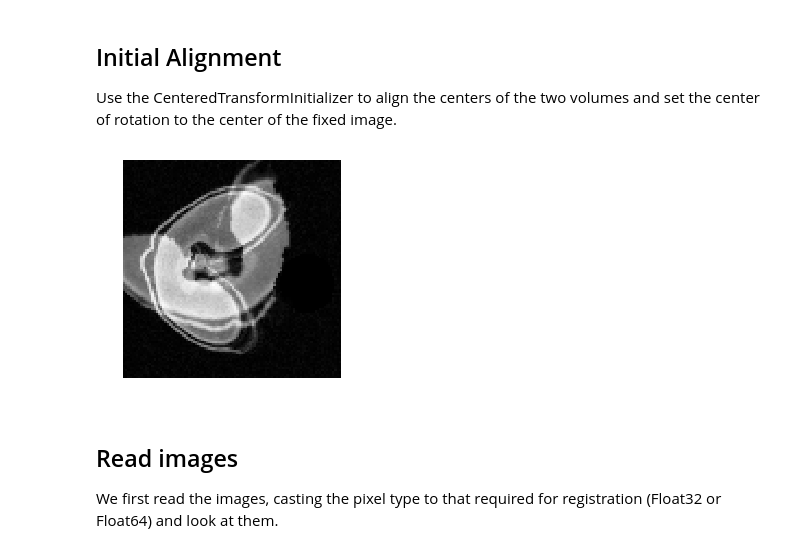
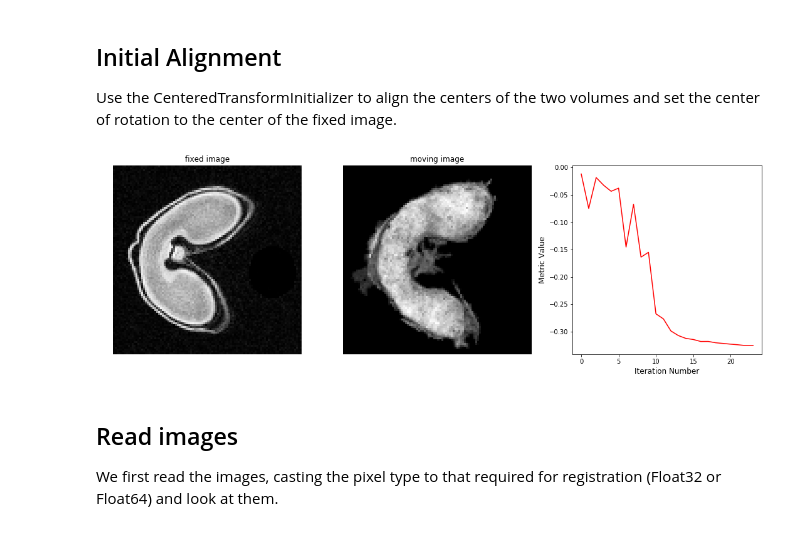
Before and after one commit to fgrelard/SimpleITK-Notebooks, a Jupyter notebook: Python/FusionIRMMALDI.ipynb, the cells around one changed output. Cells and saved outputs as stored; diff of their text form; code cells hidden in the pictures.

Commit message:
Live update with metric graph

```diff
--- a/Python/FusionIRMMALDI.ipynb
+++ b/Python/FusionIRMMALDI.ipynb
@@ -215,34 +247,38 @@ Use the CenteredTransformInitializer to align the centers of the two volumes and
 # %%
 numberOfBins = 15
 registration_method = sitk.ImageRegistrationMethod()
 
 # Métrique
 registration_method.SetMetricAsMattesMutualInformation(numberOfBins)
 
 # Algorithme d'optimisation
-registration_method.SetOptimizerAsOnePlusOneEvolutionary(10000)
-
+#registration_method.SetOptimizerAsOnePlusOneEvolutionary(100, growthFactor=1.0)
+registration_method.SetOptimizerAsRegularStepGradientDescent(learningRate=2.0,
+                                                             minStep=0.02,
+                                                             numberOfIterations=100,
+                                                             relaxationFactor=0.7,
+                                                             gradientMagnitudeTolerance = 1e-4,
+                                                             maximumStepSizeInPhysicalUnits = 0.0)
 # Transformation
 transform = sitk.CenteredTransformInitializer(fixed_image,
                                               moving_image,
                                               sitk.Similarity2DTransform(),
                                               sitk.CenteredTransformInitializerFilter.GEOMETRY)
 
 registration_method.SetInitialTransform(transform)
 
 registration_method.AddCommand(sitk.sitkStartEvent, start_plot)
 registration_method.AddCommand(sitk.sitkEndEvent, end_plot)
-# registration_method.AddCommand(sitk.sitkIterationEvent, lambda: plot_values(registration_method))
-registration_method.AddCommand(sitk.sitkIterationEvent, lambda: display_current_image(transform, fixed_image, moving_image))
+registration_method.AddCommand(sitk.sitkIterationEvent, lambda: display_current_image(registration_method, transform, fixed_image, moving_image))
 
 
 outTx = registration_method.Execute(fixed_image, moving_image)
 
 moving_resampled = sitk.Resample(moving_image, fixed_image, outTx, sitk.sitkLinear, 0.0, moving_image.GetPixelID())
 
 #interact(display_images_with_alpha, image_z=(0,1), alpha=(0.0,1.0,0.05), fixed = fixed(fixed_image), moving=fixed(moving_resampled))
 # %% [output]
-[figure, old version]
+[figure, new version]
 # %% [markdown]
 ## Read images
 
```
Also changed, not shown: parts of 4 cells of this notebook.
